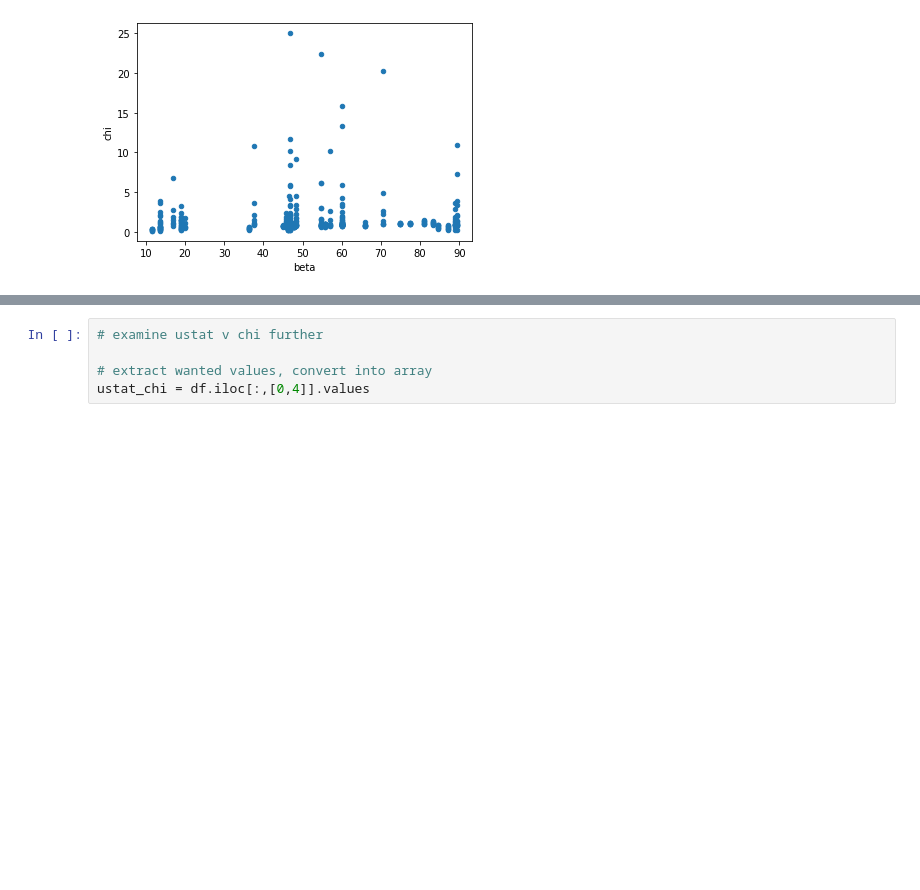
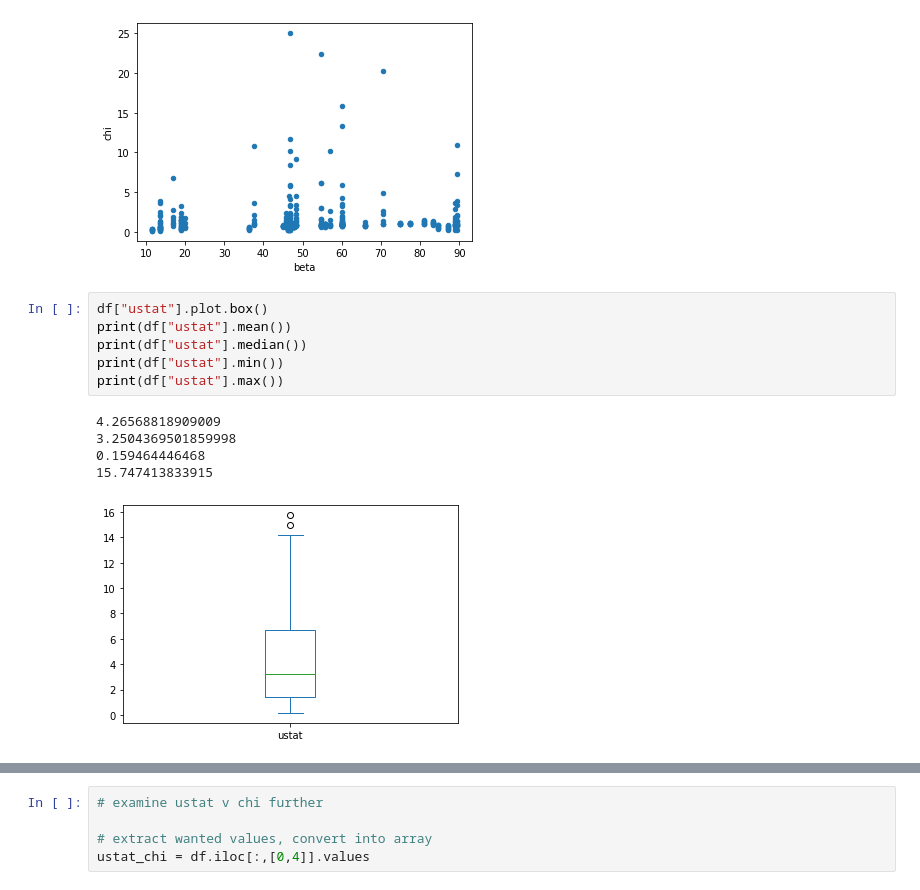
Before and after one commit to thejeffreyli/chi_rate_constant, a Jupyter notebook: nb/JN Day 01 - Visualizing Chi Data, Finding Patterns 06132022.ipynb, the cells around one changed output, grey strips where cells are left out. Cells and saved outputs as stored; diff of their text form; blank space fills up the shorter version.

```diff
--- a/Notebook Day 01 - Visualizing Chi Data, Finding Patterns 06132022.ipynb
+++ b/nb/JN Day 01 - Visualizing Chi Data, Finding Patterns 06132022.ipynb
@@ -54,3 +54,15 @@ scatter2 = df.plot.scatter(x='alph2', y='chi')
 scatter1 = df.plot.scatter(x='beta', y='chi')
 # %% [output]
 [figure]
+# %%
+df["ustat"].plot.box()
+print(df["ustat"].mean())
+print(df["ustat"].median())
+print(df["ustat"].min())
+print(df["ustat"].max())
+# %% [output]
+4.26568818909009
+3.2504369501859998
+0.159464446468
+15.747413833915
+[figure, added]
```
Also changed, not shown: parts of 4 cells of this notebook, 12 other files.
